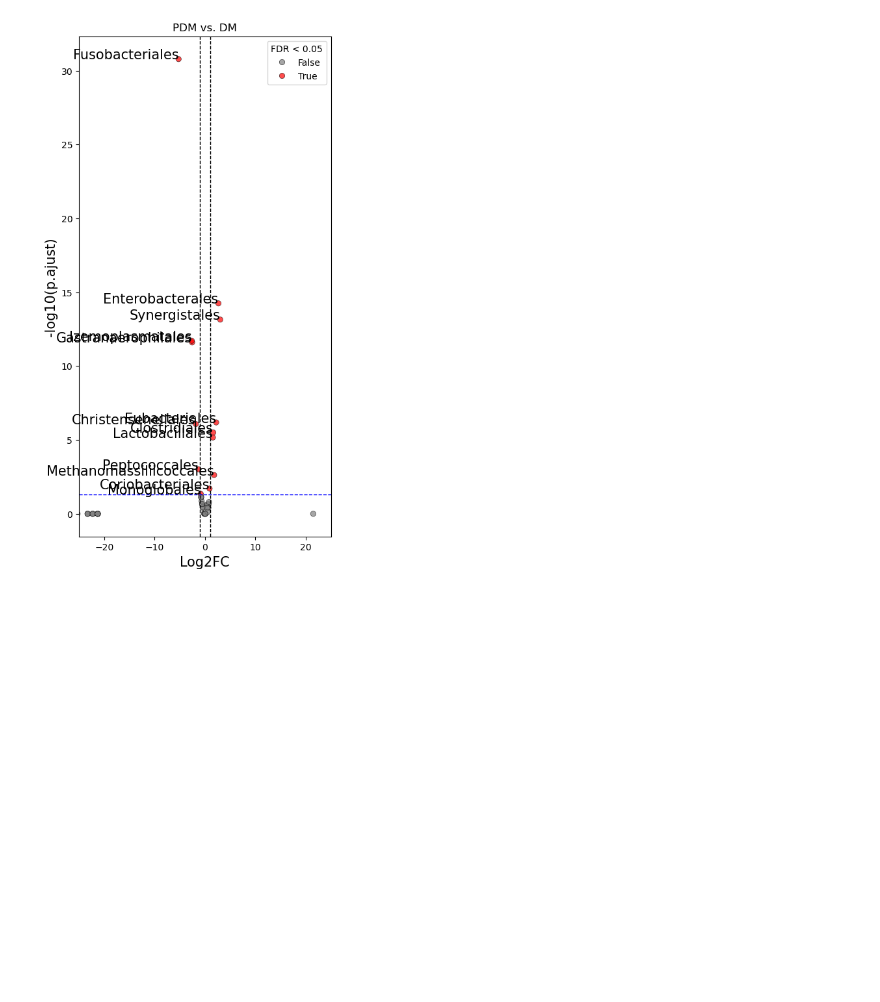
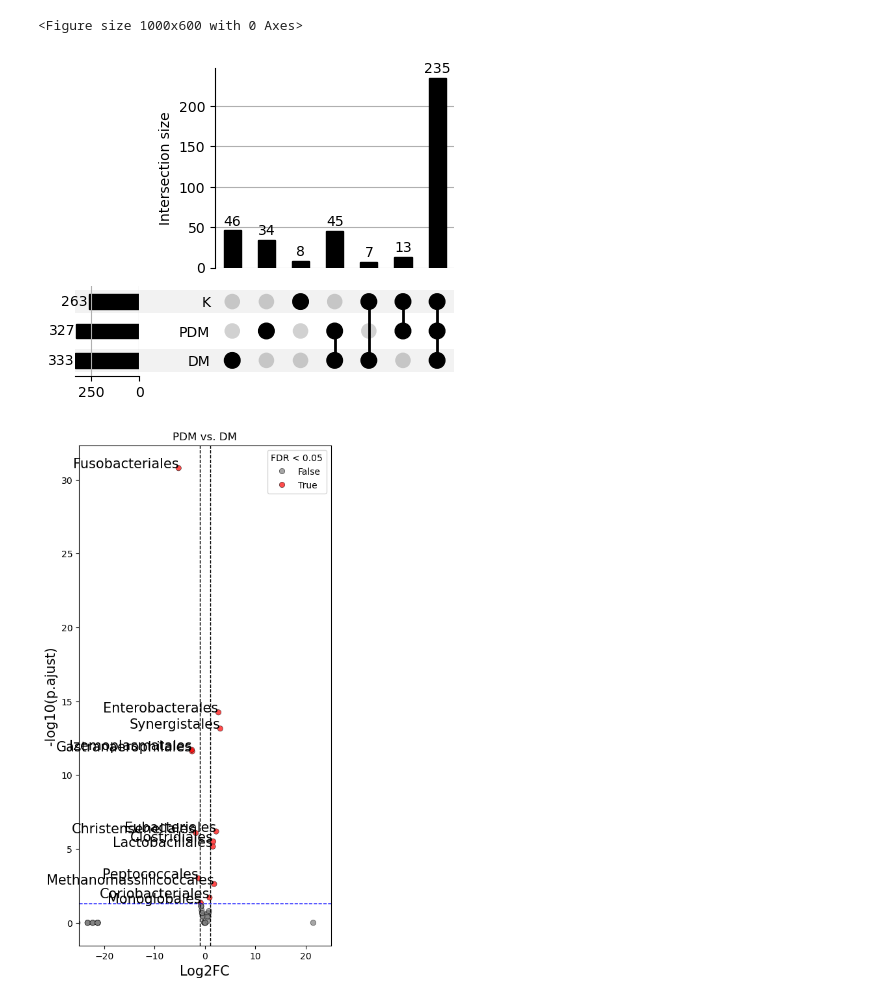
Before and after one commit to ErikaKvalem/Effenberger-Diabetes, a Jupyter notebook: 02-scripts/microbial_diffs_pdm_dm.ipynb, the cells around one changed output. Saved outputs shown, nothing was run; the diff lists cells and outputs as text; code cells hidden in the pictures; blank space fills up the shorter version.

```diff
--- a/02-scripts/microbial_diffs_pdm_dm.ipynb
+++ b/02-scripts/microbial_diffs_pdm_dm.ipynb
@@ -139,3 +66,0 @@ microbial_data["condition"] = df["condition"]
-# %%
-# Define the taxon of interest
-taxon = "Akkermansia"
@@ -322,3 +175,56 @@ plt.show()
+# %%
+import pandas as pd
+from upsetplot import UpSet, from_memberships
+import matplotlib.pyplot as plt
+
+
+# Assume you already have these:
+# microbial_data_PDM, microbial_data_DM, microbial_data_Healthy
+
+# Get sets of taxa present in each group
+taxa_PDM = set(microbial_data_PDM.columns)
+taxa_DM = set(microbial_data_DM.columns)
+taxa_K = set(microbial_data_Kontrolle.columns)
+
+
+# Create a list of presence/absence combinations
+taxa_all = taxa_PDM | taxa_DM  | taxa_K
+
+memberships = []
+for taxon in taxa_all:
+    presence = []
+    if taxon in taxa_PDM:
+        presence.append("PDM")
+    if taxon in taxa_DM:
+        presence.append("DM")
+    if taxon in taxa_K:
+        presence.append("K")
+
+    memberships.append(presence)
+
+# Convert to format UpSet needs
+data = from_memberships(memberships)
+
+# Plot UpSet
+plt.figure(figsize=(10, 6))
+UpSet(data, subset_size='count', show_counts=True).plot()
+plt.title("")
+plt.tight_layout()
+plt.savefig("upsetplot.svg")
+plt.show()
+
+
+# Unique to PDM
+shared_PDM_DM_only = (taxa_PDM & taxa_DM) - taxa_K
+
+# Unique to DM
+unique_DM = taxa_DM - taxa_PDM - taxa_K
+
+# Unique to DM
+unique_K = taxa_K - taxa_DM - taxa_PDM
+# %% [output]
+<Figure size 1000x600 with 0 Axes>
+[figure, added]
 # %%
 import pandas as pd
 import numpy as np
```
Also changed, not shown: parts of 28 cells of this notebook.
